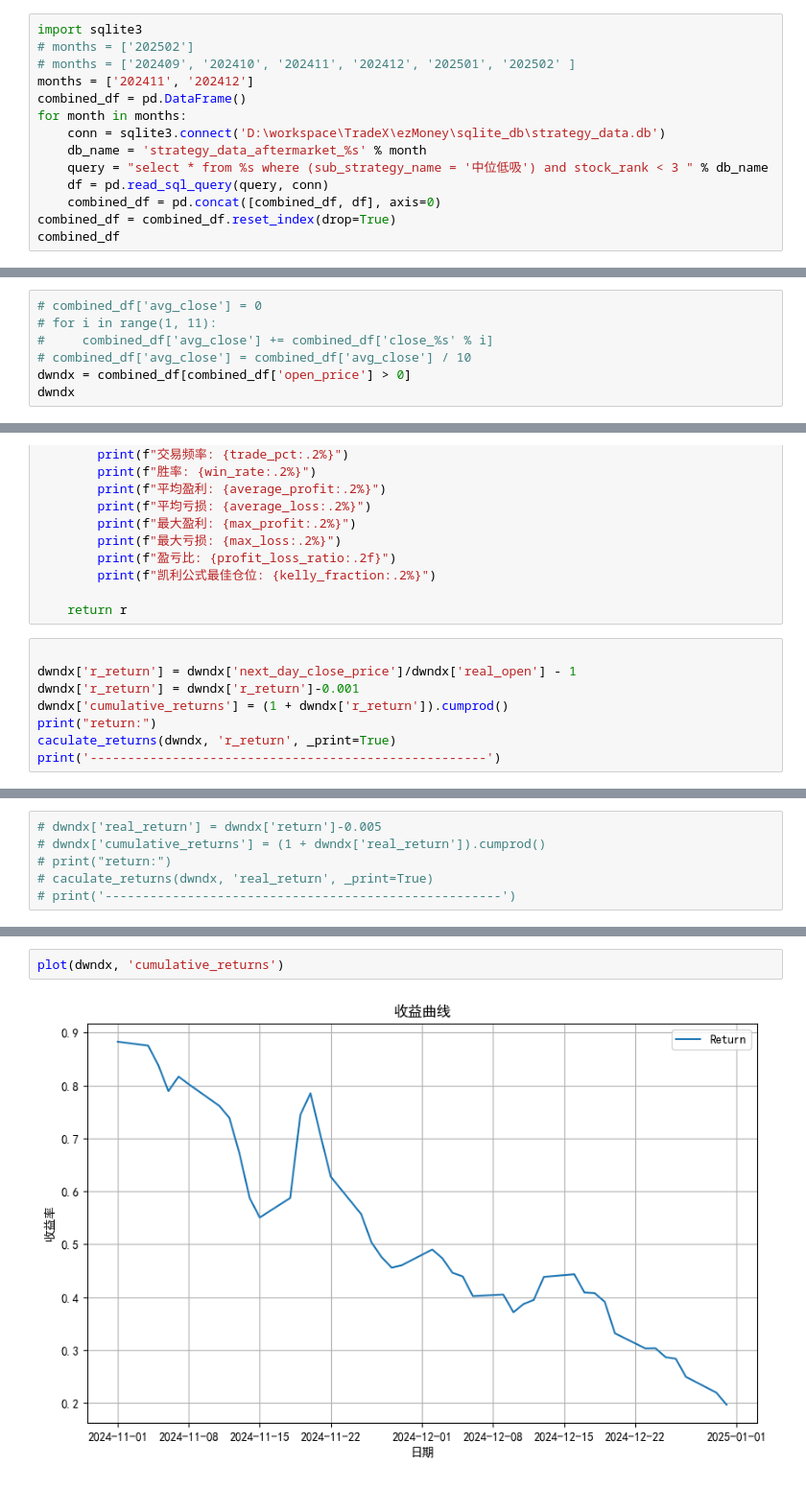
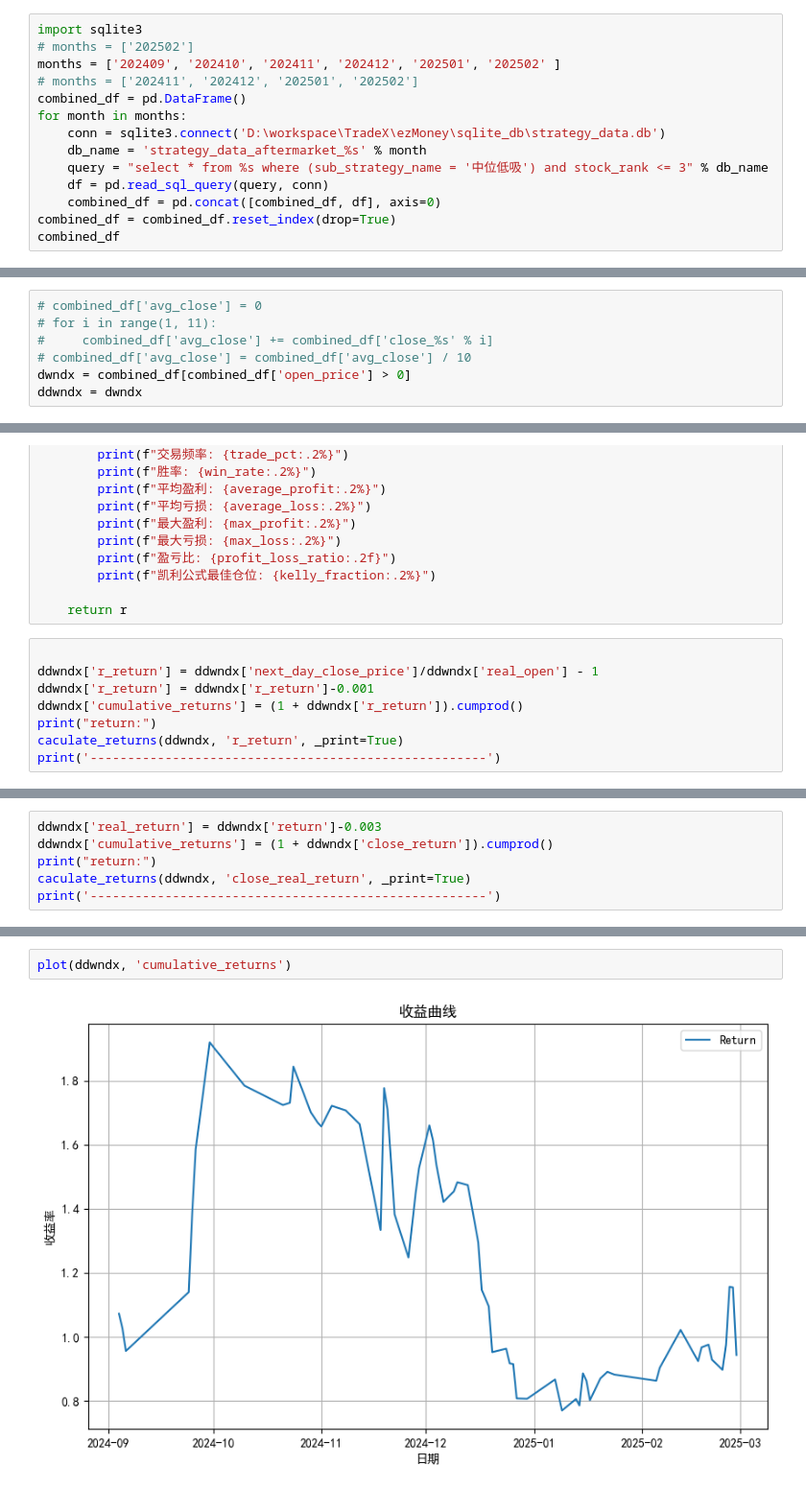
Before and after one commit to wanghw0122/tradeX, a Jupyter notebook: notebook/策略（中位低吸) 评估.ipynb, the cells around one changed output, grey strips where cells are left out. Shown: that part at 96% size. Cells and saved outputs as stored; diff of their text form.

Commit message:
update strategy

```diff
--- a/notebook/策略（中位低吸) 评估.ipynb
+++ b/notebook/策略（中位低吸) 评估.ipynb
@@ -353,13 +357,13 @@ else:
 # %%
 import sqlite3
 # months = ['202502']
-# months = ['202409', '202410', '202411', '202412', '202501', '202502' ]
-months = ['202411', '202412']
+months = ['202409', '202410', '202411', '202412', '202501', '202502' ]
+# months = ['202411', '202412', '202501', '202502']
 combined_df = pd.DataFrame()
 for month in months:
     conn = sqlite3.connect('D:\workspace\TradeX\ezMoney\sqlite_db\strategy_data.db')
     db_name = 'strategy_data_aftermarket_%s' % month
-    query = "select * from %s where (sub_strategy_name = '中位低吸') and stock_rank < 3 " % db_name
+    query = "select * from %s where (sub_strategy_name = '中位低吸') and stock_rank <= 3" % db_name
     df = pd.read_sql_query(query, conn)
     combined_df = pd.concat([combined_df, df], axis=0)
 combined_df = combined_df.reset_index(drop=True)
@@ -482,4 +477,4 @@ combined_df[['open_price', 'next_day_close_price', 'low_1', 'low_2', 'low_3', 'l
 #     combined_df['avg_close'] += combined_df['close_%s' % i]
 # combined_df['avg_close'] = combined_df['avg_close'] / 10
 dwndx = combined_df[combined_df['open_price'] > 0]
-dwndx
+ddwndx = dwndx
@@ -583,11 +558,11 @@ def caculate_returns(returns_df, row, _print = False):
     return r
 # %%
 
-dwndx['r_return'] = dwndx['next_day_close_price']/dwndx['real_open'] - 1
-dwndx['r_return'] = dwndx['r_return']-0.001
-dwndx['cumulative_returns'] = (1 + dwndx['r_return']).cumprod()
+ddwndx['r_return'] = ddwndx['next_day_close_price']/ddwndx['real_open'] - 1
+ddwndx['r_return'] = ddwndx['r_return']-0.001
+ddwndx['cumulative_returns'] = (1 + ddwndx['r_return']).cumprod()
 print("return:")
-caculate_returns(dwndx, 'r_return', _print=True)
+caculate_returns(ddwndx, 'r_return', _print=True)
 print('-----------------------------------------------------')
 # %% [output]
 return:
@@ -612,7 +587,7 @@ return:
 -----------------------------------------------------
 # %%
-# dwndx['real_return'] = dwndx['return']-0.005
-# dwndx['cumulative_returns'] = (1 + dwndx['real_return']).cumprod()
-# print("return:")
-# caculate_returns(dwndx, 'real_return', _print=True)
-# print('-----------------------------------------------------')
+ddwndx['real_return'] = ddwndx['return']-0.003
+ddwndx['cumulative_returns'] = (1 + ddwndx['close_return']).cumprod()
+print("return:")
+caculate_returns(ddwndx, 'close_real_return', _print=True)
+print('-----------------------------------------------------')
@@ -619,4 +615,4 @@ return:
 # %%
-plot(dwndx, 'cumulative_returns')
+plot(ddwndx, 'cumulative_returns')
 # %% [output]
-[figure, old version]
+[figure, new version]
```
Also changed, not shown: parts of 10 cells of this notebook, 4 other files.
